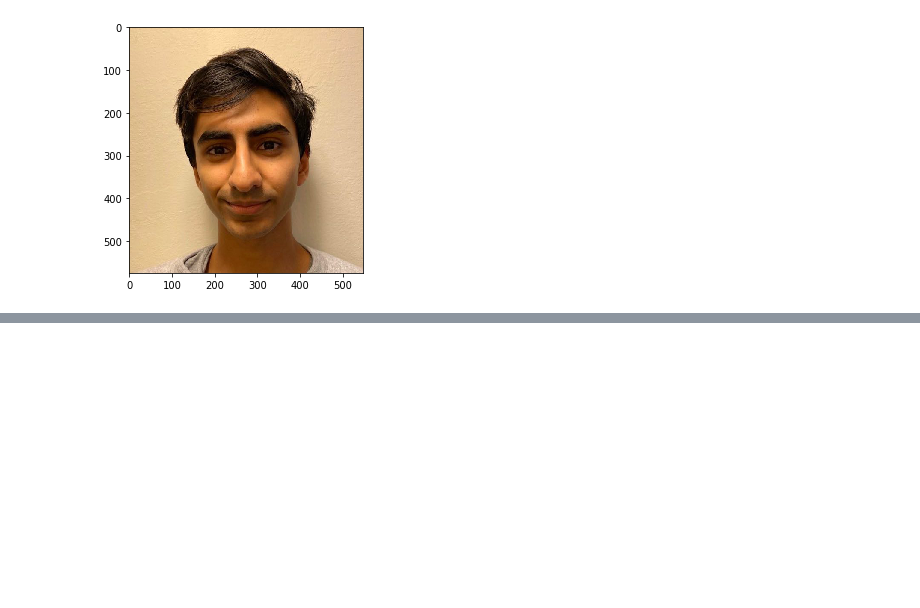
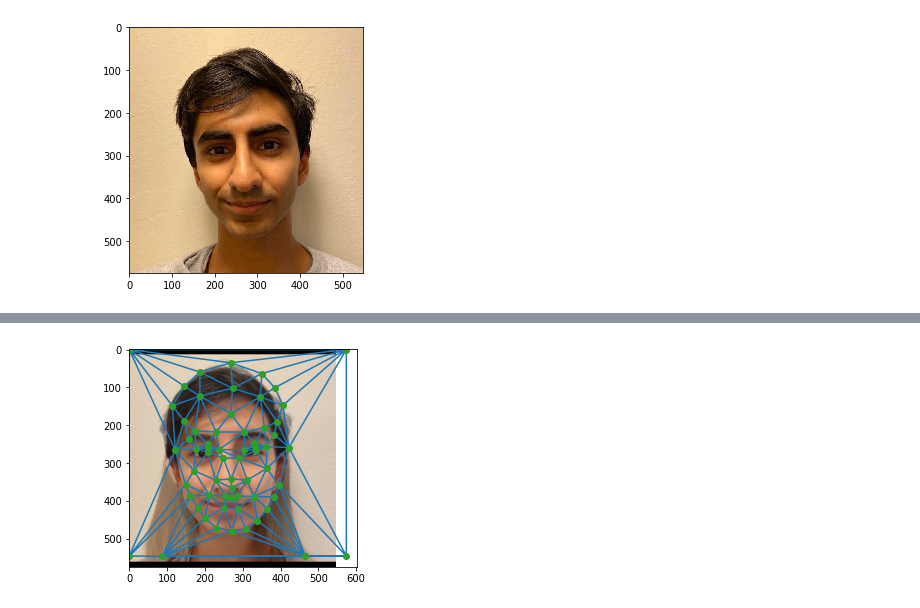
Before and after one commit to aprilsin/cs194-proj3, a Jupyter notebook: CS194 Proj3.ipynb, the cells around one changed output, grey strips where cells are left out. Cells and saved outputs as stored; diff of their text form; code cells hidden in the pictures; blank space fills up the shorter version.

```diff
--- a/CS194 Proj3.ipynb
+++ b/CS194 Proj3.ipynb
@@ -280 +190,5 @@ io.imshow(other_warped)
+# %%
+morph.plot_tri_mesh(middle_img, mid_pts, triangulation)
+# %% [output]
+[figure, added]
 # %%
```
Also changed, not shown: parts of 34 cells of this notebook, 3 other files.
